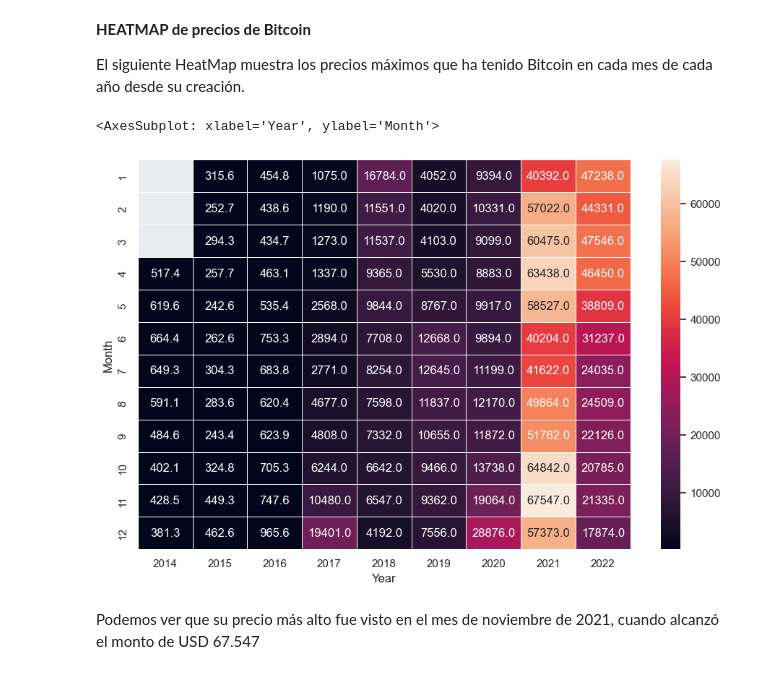
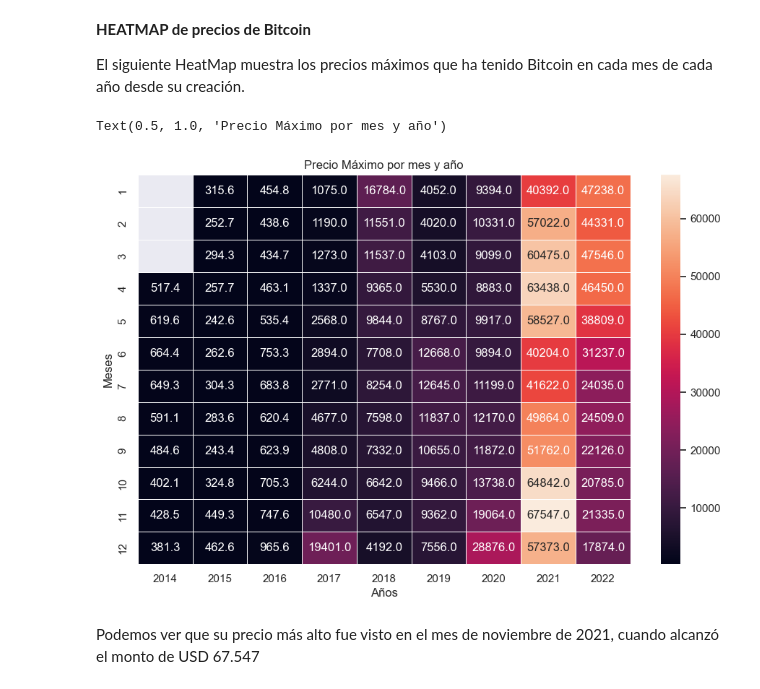
Before and after one commit to MartinMF88/Proyecto_DataScience_Coder, a Jupyter notebook: notebooks/Data_StoryTelling+Martinez.ipynb, the cells around one changed output. Saved outputs shown, nothing was run; the diff lists cells and outputs as text; code cells hidden in the pictures.

```diff
--- a/notebooks/Data_StoryTelling+Martinez.ipynb
+++ b/notebooks/Data_StoryTelling+Martinez.ipynb
@@ -47,10 +47,13 @@ datetime64[ns]
 **GRÁFICOS Y ANÁLISIS GENERALES SOBRE BITCOIN**
 # %%
 df_tran = df.groupby(['Year'])['transactions'].sum().reset_index()
-df_tran.head(10)
 
-sns.set_theme(style="whitegrid")
+
+sns.set_palette("dark")
+sns.set_style("darkgrid")
 
 ax = sns.barplot(x="Year", y="transactions", data=df_tran)
 ax.set_title('Evolucion historica de transacciones con BTC')
+plt.xlabel("Años")
+plt.ylabel("Transacciones")
 # %% [output]
@@ -82,14 +85,16 @@ El siguiente HeatMap muestra los precios máximos que ha tenido Bitcoin en cada
 # %%
 df_price_order = df.groupby(['Year', 'Month'])['priceUSD'].max().reset_index()
 
-sns.set_theme()
 
 df_price_order1 = df_price_order.pivot("Month", "Year", "priceUSD")
 
 f, ax = plt.subplots(figsize=(11, 7))
 sns.heatmap(df_price_order1, annot=True, fmt=".1f", linewidths=.5, ax=ax)
+plt.xlabel("Años")
+plt.ylabel("Meses")
+ax.set_title('Precio Máximo por mes y año')
 # %% [output]
-<AxesSubplot: xlabel='Year', ylabel='Month'>
+Text(0.5, 1.0, 'Precio Máximo por mes y año')
-[figure, old version]
+[figure, new version]
 # %% [markdown]
 Podemos ver que su precio más alto fue visto en el mes de noviembre de 2021, cuando alcanzó el monto de USD 67.547
```
Also changed, not shown: parts of 5 cells of this notebook, 1 other file.
